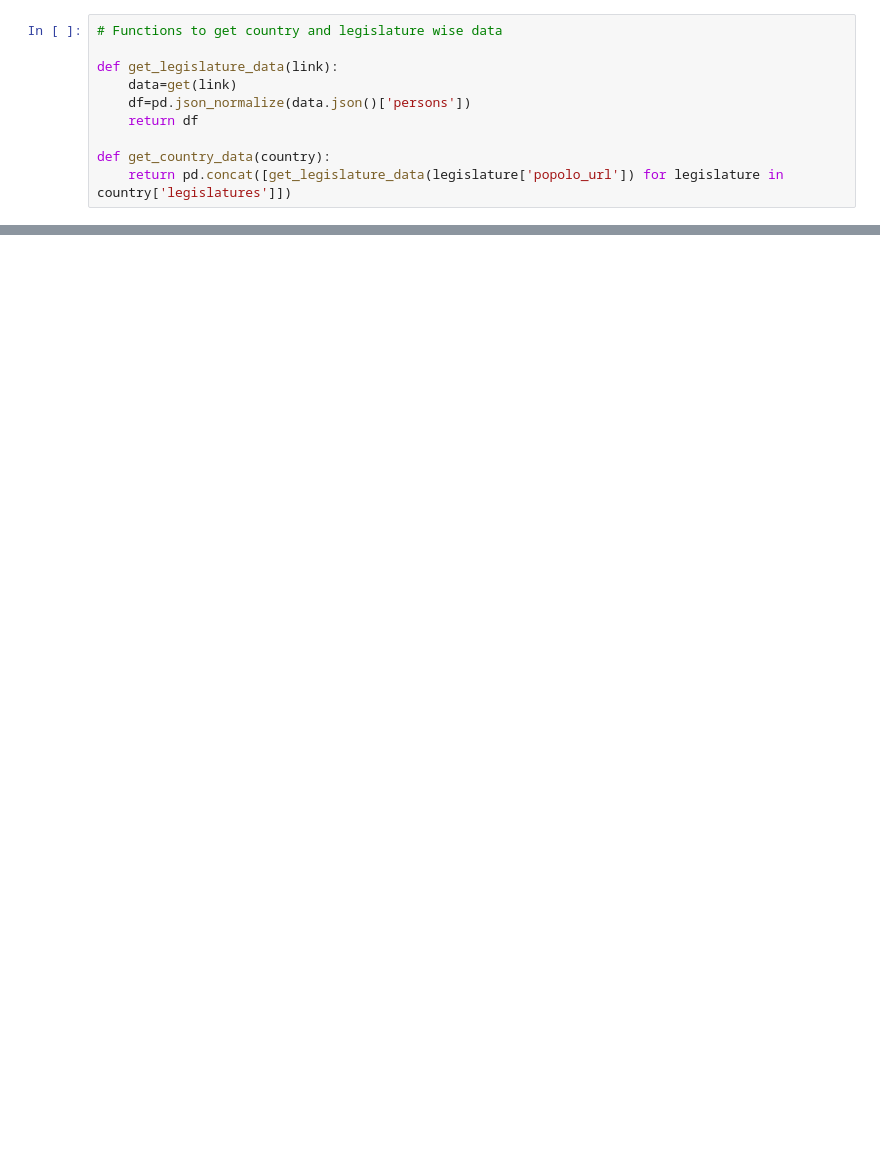
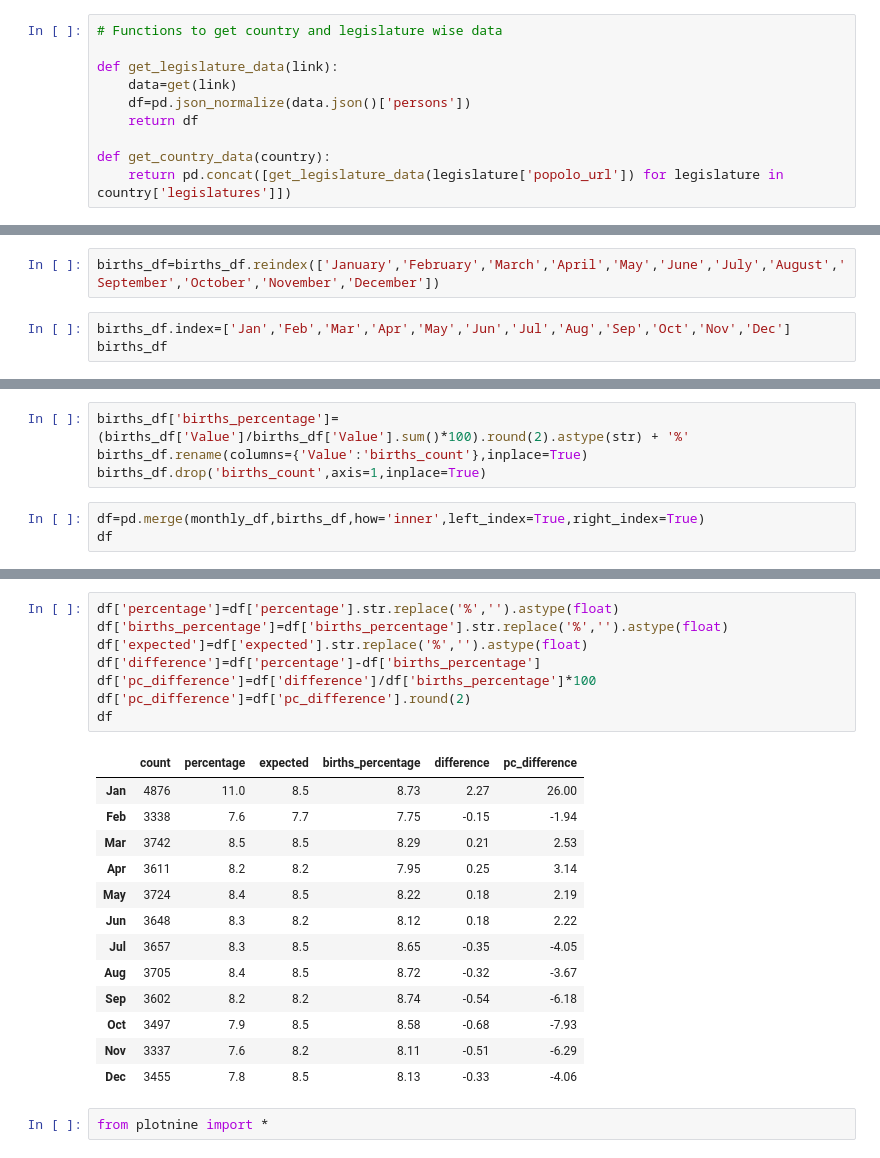
Before and after one commit to OjasSB/DS105, a Jupyter notebook: GP.ipynb, the cells around one changed output, grey strips where cells are left out. Saved outputs shown, nothing was run; the diff lists cells and outputs as text; blank space fills up the shorter version.

```diff
--- a/GP.ipynb
+++ b/GP.ipynb
@@ -75,0 +187,5 @@ df.to_csv('data.csv',index=True)
+# %%
+births_df=births_df.reindex(['January','February','March','April','May','June','July','August','September','October','November','December'])
+# %%
+births_df.index=['Jan','Feb','Mar','Apr','May','Jun','Jul','Aug','Sep','Oct','Nov','Dec']
+births_df
@@ -75,0 +206,7 @@ df.to_csv('data.csv',index=True)
+# %%
+births_df['births_percentage']=(births_df['Value']/births_df['Value'].sum()*100).round(2).astype(str) + '%'
+births_df.rename(columns={'Value':'births_count'},inplace=True)
+births_df.drop('births_count',axis=1,inplace=True)
+# %%
+df=pd.merge(monthly_df,births_df,how='inner',left_index=True,right_index=True)
+df
@@ -75,0 +227,24 @@ df.to_csv('data.csv',index=True)
+# %%
+df['percentage']=df['percentage'].str.replace('%','').astype(float)
+df['births_percentage']=df['births_percentage'].str.replace('%','').astype(float)
+df['expected']=df['expected'].str.replace('%','').astype(float)
+df['difference']=df['percentage']-df['births_percentage']
+df['pc_difference']=df['difference']/df['births_percentage']*100
+df['pc_difference']=df['pc_difference'].round(2)
+df
+# %% [output]
+|  | count | percentage | expected | births_percentage | difference | pc_difference |
+| Jan | 4876 | 11.0 | 8.5 | 8.73 | 2.27 | 26.00 |
+| Feb | 3338 | 7.6 | 7.7 | 7.75 | -0.15 | -1.94 |
+| Mar | 3742 | 8.5 | 8.5 | 8.29 | 0.21 | 2.53 |
+| Apr | 3611 | 8.2 | 8.2 | 7.95 | 0.25 | 3.14 |
+| May | 3724 | 8.4 | 8.5 | 8.22 | 0.18 | 2.19 |
+| Jun | 3648 | 8.3 | 8.2 | 8.12 | 0.18 | 2.22 |
+| Jul | 3657 | 8.3 | 8.5 | 8.65 | -0.35 | -4.05 |
+| Aug | 3705 | 8.4 | 8.5 | 8.72 | -0.32 | -3.67 |
+| Sep | 3602 | 8.2 | 8.2 | 8.74 | -0.54 | -6.18 |
+| Oct | 3497 | 7.9 | 8.5 | 8.58 | -0.68 | -7.93 |
+| Nov | 3337 | 7.6 | 8.2 | 8.11 | -0.51 | -6.29 |
+| Dec | 3455 | 7.8 | 8.5 | 8.13 | -0.33 | -4.06 |
+# %%
+from plotnine import *
```
Also changed, not shown: parts of 16 cells of this notebook, 1 other file.
